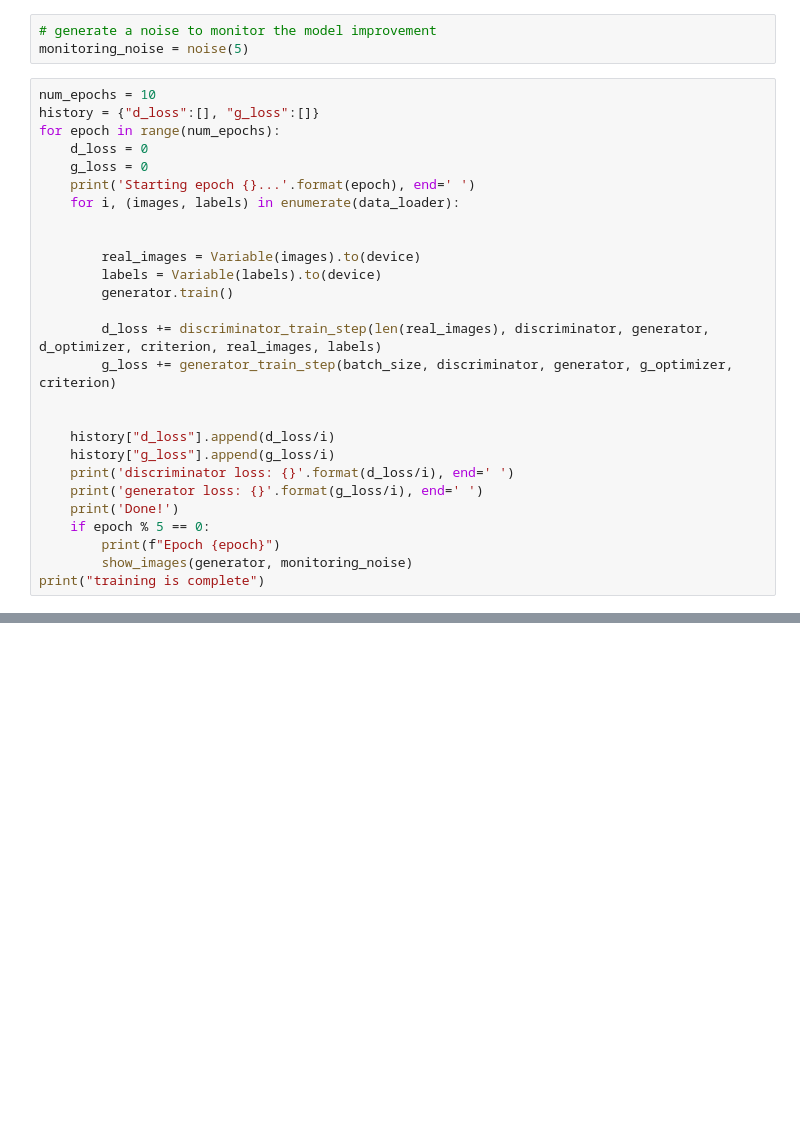
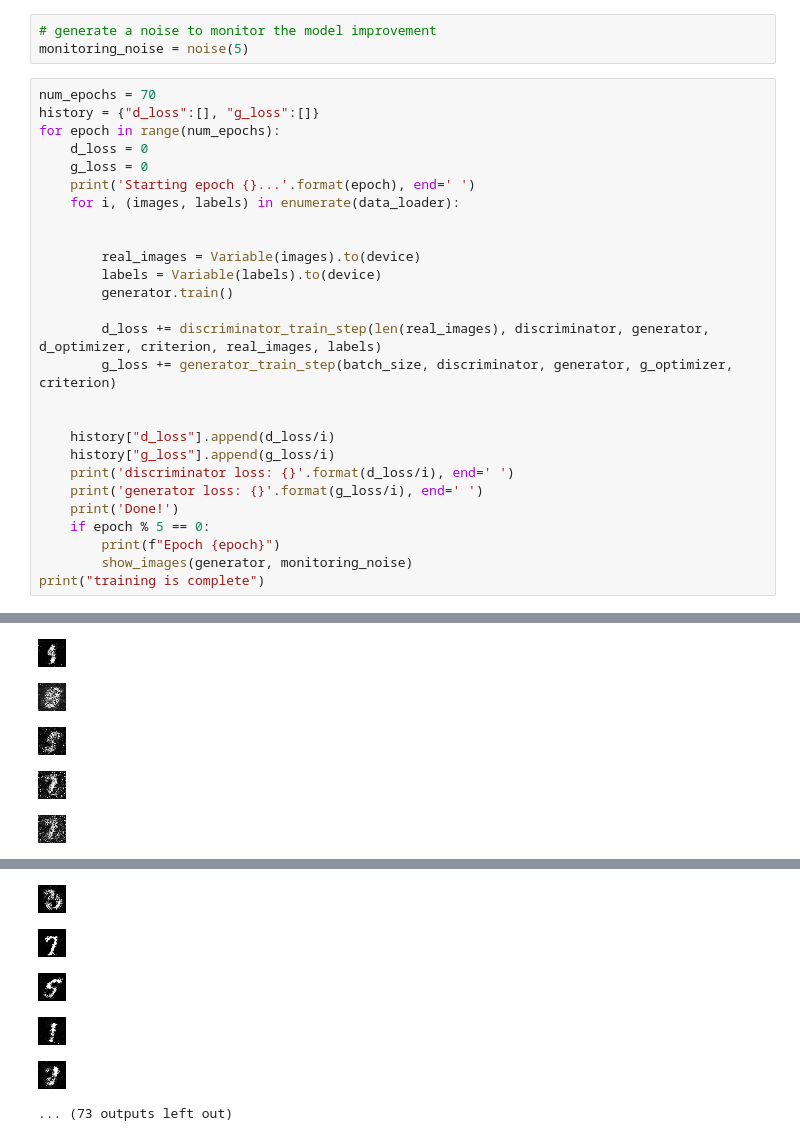
Before and after one commit to agreigra/NLP, a Jupyter notebook: digits_generator_model.ipynb, the cells around one changed output, grey strips where cells are left out. Saved outputs shown, nothing was run; the diff lists cells and outputs as text; blank space fills up the shorter version.

```diff
--- a/digits_generator_model.ipynb
+++ b/digits_generator_model.ipynb
@@ -151,7 +134,7 @@ def show_images(generator, monitoring_noise):
 # generate a noise to monitor the model improvement
 monitoring_noise = noise(5)
 # %%
-num_epochs = 10
+num_epochs = 70
 history = {"d_loss":[], "g_loss":[]}
 for epoch in range(num_epochs):
     d_loss = 0
@@ -181,0 +166,5 @@ Starting epoch 0...
+[figure, added]
+[figure, added]
+[figure, added]
+[figure, added]
+[figure, added]
@@ -183,3 +177,9 @@ RuntimeError: CUDA error: no kernel image is available for execution on the devi
+[figure, added]
+[figure, added]
+[figure, added]
+[figure, added]
+[figure, added]
+... (73 outputs left out)
 # %%
 #plot loss
 plt.figure()
```
Also changed, not shown: parts of 5 cells of this notebook, 3 other files.
